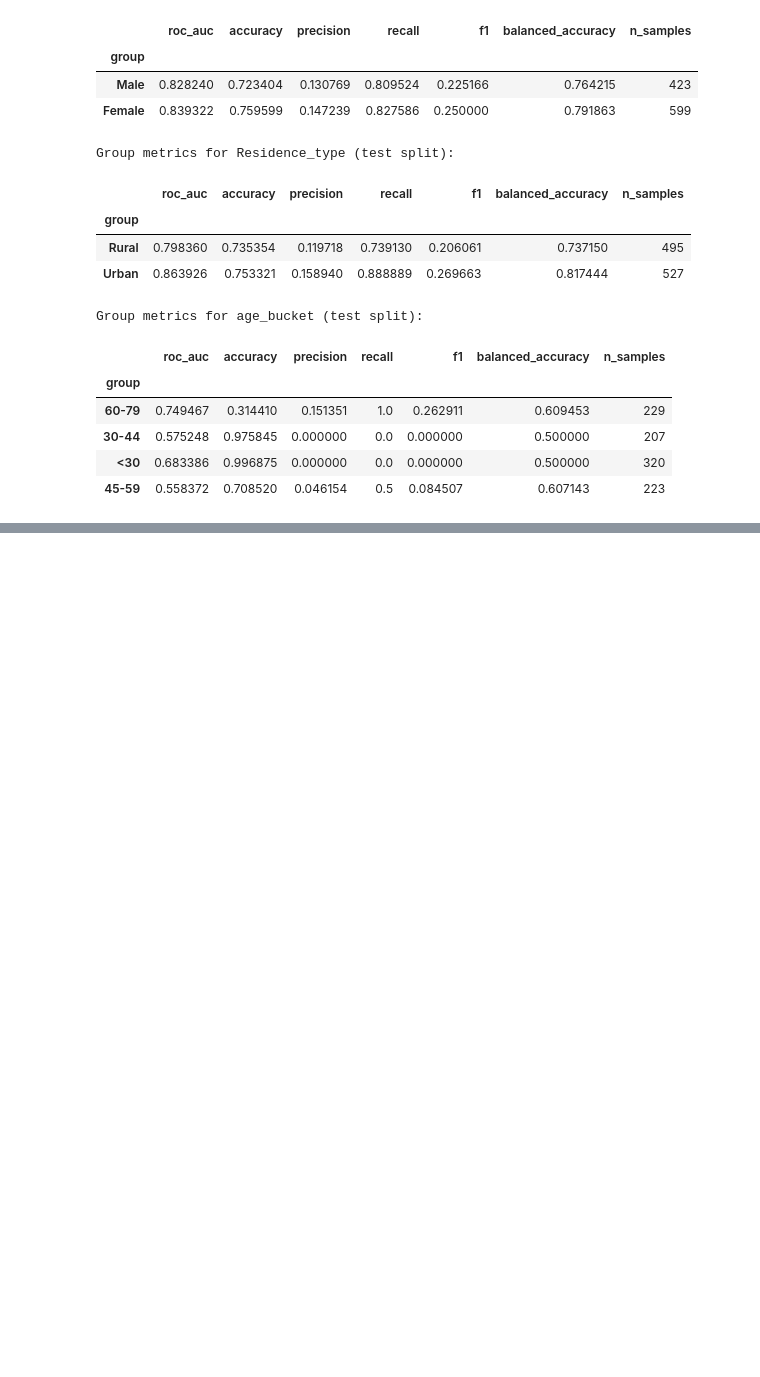
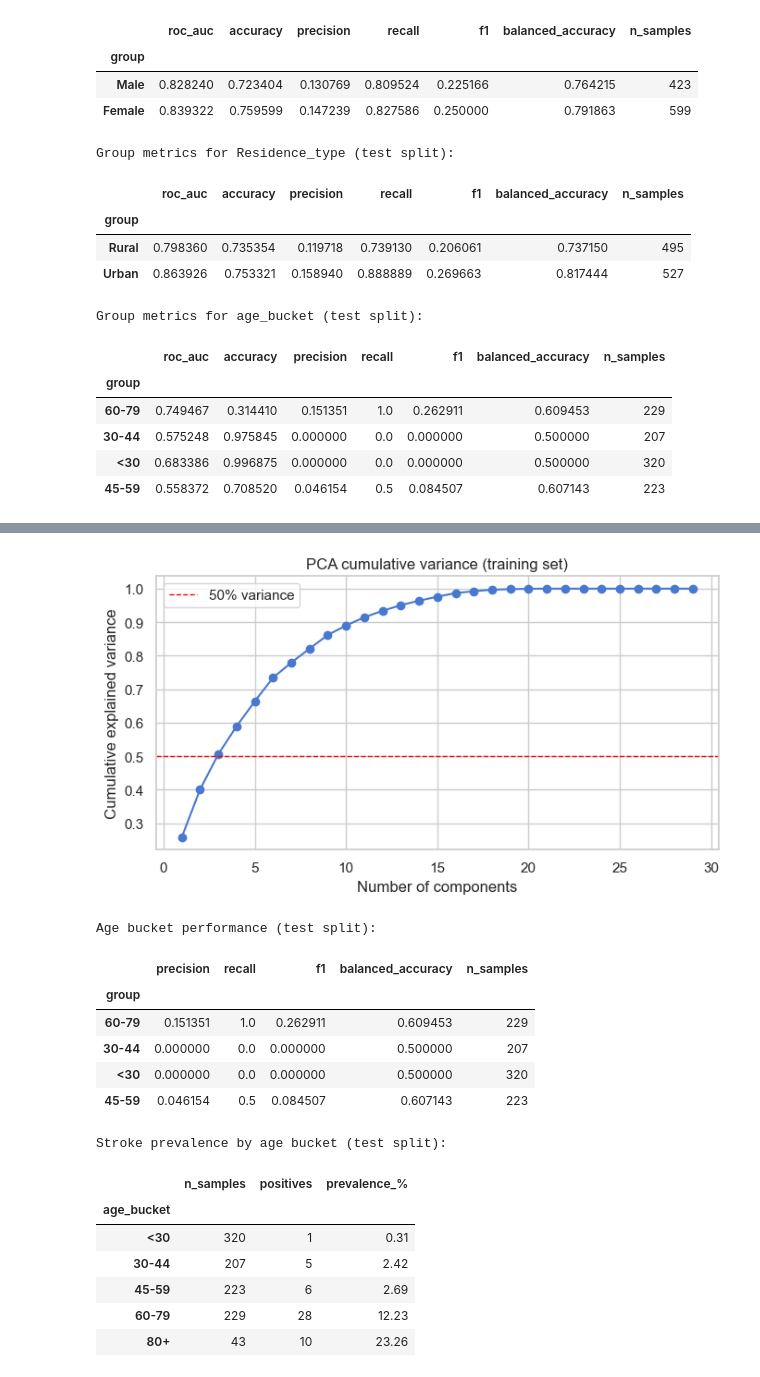
Before and after one commit to Jwessel2020/Ai-stroke, a Jupyter notebook: stroke_modeling.ipynb, the cells around one changed output, grey strips where cells are left out. Cells and saved outputs as stored; diff of their text form; code cells hidden in the pictures; blank space fills up the shorter version.

```diff
--- a/stroke_modeling.ipynb
+++ b/stroke_modeling.ipynb
@@ -637,0 +696,51 @@ Top random forest feature importances:
+# %%
+preprocessor_for_full_pca = clone(preprocessor)
+preprocessed_full = preprocessor_for_full_pca.fit_transform(X_train)
+if hasattr(preprocessed_full, "toarray"):
+    preprocessed_full = preprocessed_full.toarray()
+
+full_pca = PCA().fit(preprocessed_full)
+cumvar = np.cumsum(full_pca.explained_variance_ratio_)
+components = np.arange(1, len(cumvar) + 1)
+max_components_to_plot = min(30, len(components))
+
+plt.figure(figsize=(7, 4))
+plt.plot(components[:max_components_to_plot], cumvar[:max_components_to_plot], marker='o')
+plt.axhline(0.5, color='red', linestyle='--', linewidth=1, label='50% variance')
+plt.xlabel('Number of components')
+plt.ylabel('Cumulative explained variance')
+plt.title('PCA cumulative variance (training set)')
+plt.legend()
+plt.tight_layout()
+plt.show()
+
+age_bucket_metrics = evaluate_by_group(best_model, X_test, y_test, 'age_bucket')
+print('Age bucket performance (test split):')
+display(age_bucket_metrics[['precision', 'recall', 'f1', 'balanced_accuracy', 'n_samples']])
+
+age_bucket_targets = (
+    pd.concat([X_test[['age_bucket']], y_test.rename('stroke')], axis=1)
+      .groupby('age_bucket')['stroke']
+      .agg(['count', 'sum'])
+      .rename(columns={'count': 'n_samples', 'sum': 'positives'})
+)
+age_bucket_targets['prevalence_%'] = (age_bucket_targets['positives'] / age_bucket_targets['n_samples'] * 100).round(2)
+print('Stroke prevalence by age bucket (test split):')
+display(age_bucket_targets)
+# %% [output]
+[figure, added]
+Age bucket performance (test split):
+|  | precision | recall | f1 | balanced_accuracy | n_samples |
+| group |  |  |  |  |  |
+| 60-79 | 0.151351 | 1.0 | 0.262911 | 0.609453 | 229 |
+| 30-44 | 0.000000 | 0.0 | 0.000000 | 0.500000 | 207 |
+| <30 | 0.000000 | 0.0 | 0.000000 | 0.500000 | 320 |
+| 45-59 | 0.046154 | 0.5 | 0.084507 | 0.607143 | 223 |
+Stroke prevalence by age bucket (test split):
+|  | n_samples | positives | prevalence_% |
+| age_bucket |  |  |  |
+| <30 | 320 | 1 | 0.31 |
+| 30-44 | 207 | 5 | 2.42 |
+| 45-59 | 223 | 6 | 2.69 |
+| 60-79 | 229 | 28 | 12.23 |
+| 80+ | 43 | 10 | 23.26 |
```
Also changed, not shown: parts of 26 cells of this notebook, 3 other files.
